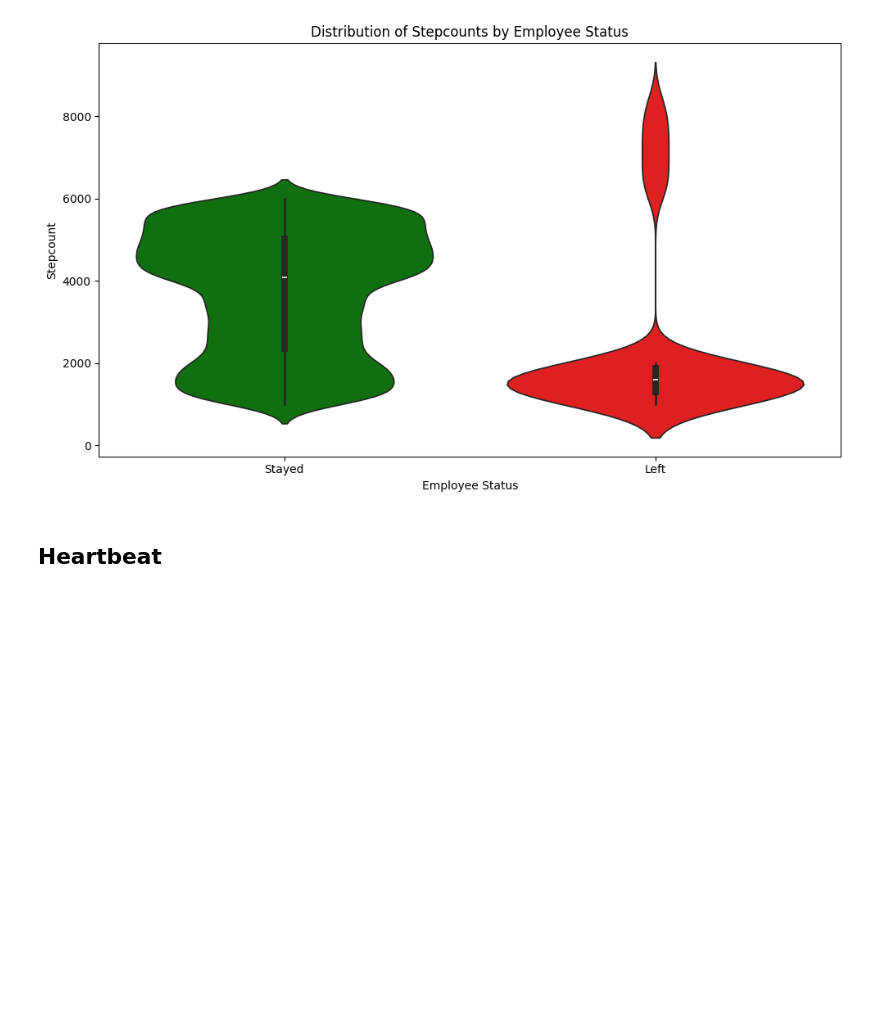
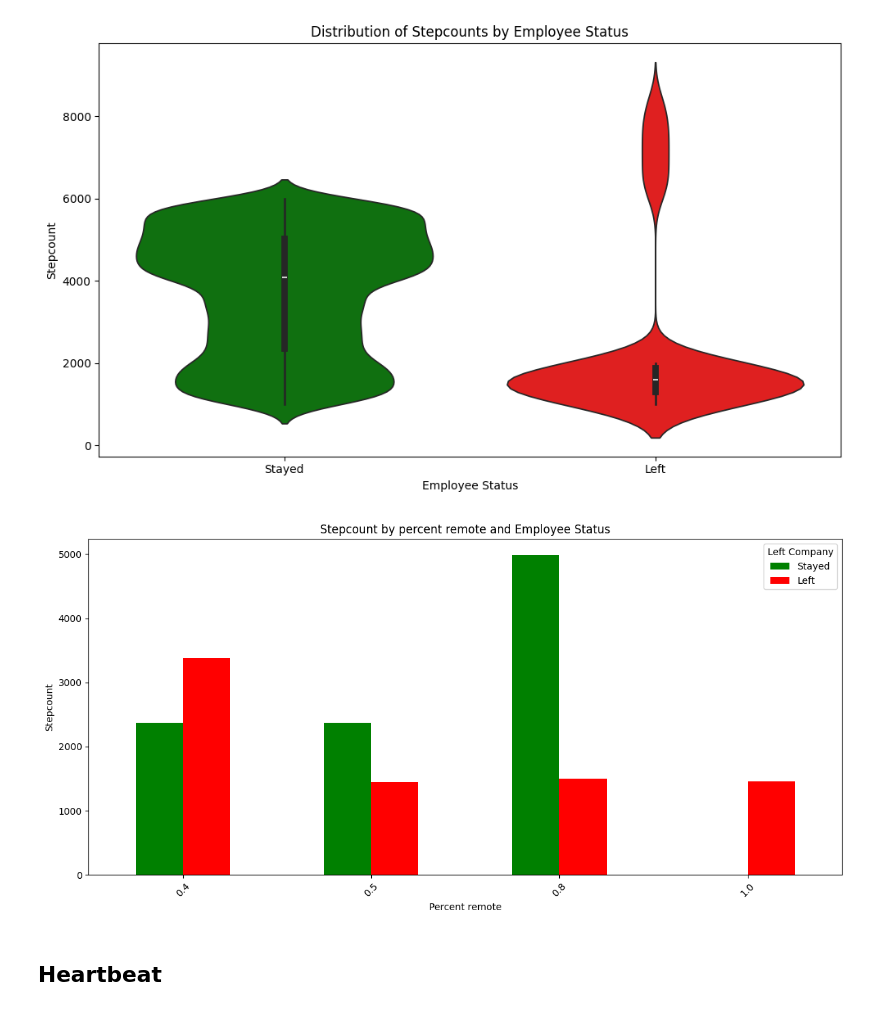
Before and after one commit to Emroullier/hr-data-analytics, a Jupyter notebook: notebooks/initial_data_exploration.ipynb, the cells around one changed output. Cells and saved outputs as stored; diff of their text form; code cells hidden in the pictures; blank space fills up the shorter version.

```diff
--- a/notebooks/initial_data_exploration.ipynb
+++ b/notebooks/initial_data_exploration.ipynb
@@ -608,6 +630,19 @@ plt.tight_layout()
 plt.show()
 # %% [output]
 [figure]
+# %%
+pivot_table = data.pivot_table(values='Sensor_StepCount', index='Percent_Remote', columns='left_Company', aggfunc='mean')
+
+pivot_table.plot(kind='bar', figsize=(12, 6), color=['green', 'red'])
+plt.title('Stepcount by percent remote and Employee Status')
+plt.xlabel('Percent remote')
+plt.ylabel('Stepcount')
+plt.legend(title='Left Company', labels=['Stayed', 'Left'], loc='upper right')
+plt.xticks(rotation=45)
+plt.tight_layout()
+plt.show()
+# %% [output]
+[figure, added]
 # %% [markdown]
 ## Heartbeat
 # %%
```
Also changed, not shown: parts of 10 cells of this notebook.
